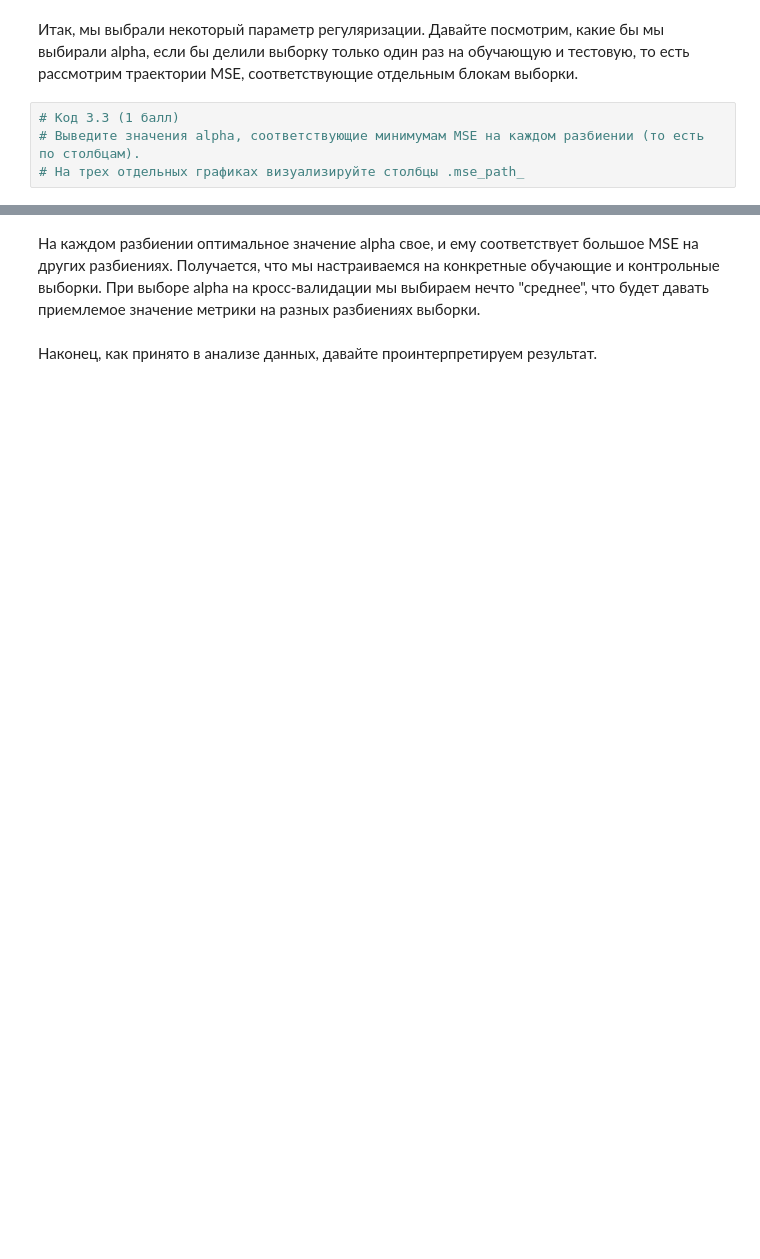
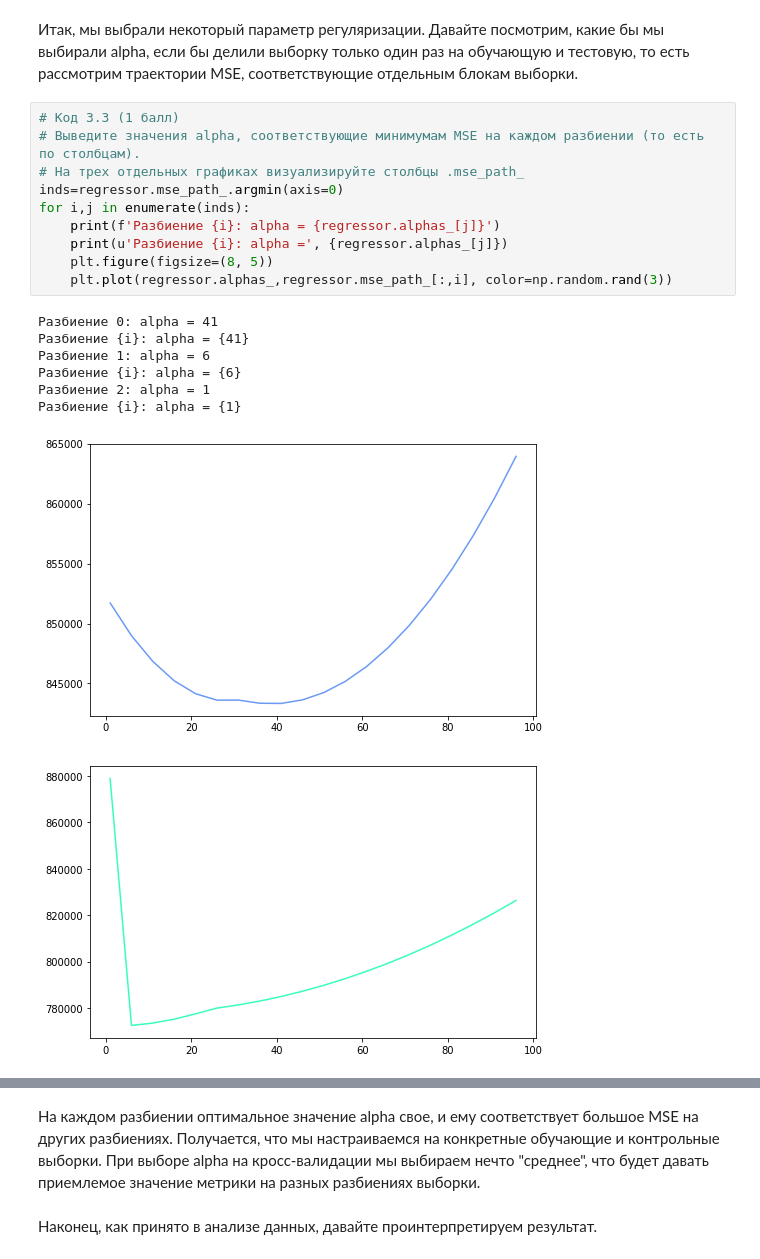
Before and after one commit to y-ksenia/Coursera, a Jupyter notebook: Yandex_MIPT/Course2/Week2/OverfittingTask.ipynb, the cells around one changed output, grey strips where cells are left out. Cells and saved outputs as stored; diff of their text form; blank space fills up the shorter version.

```diff
--- a/Yandex_MIPT/Course2/Week2/OverfittingTask.ipynb
+++ b/Yandex_MIPT/Course2/Week2/OverfittingTask.ipynb
@@ -301,4 +348,19 @@ alphas = np.arange(1, 100, 5)
 # %%
 # Код 3.3 (1 балл)
 # Выведите значения alpha, соответствующие минимумам MSE на каждом разбиении (то есть по столбцам).
 # На трех отдельных графиках визуализируйте столбцы .mse_path_
+inds=regressor.mse_path_.argmin(axis=0)
+for i,j in enumerate(inds):
+    print(f'Разбиение {i}: alpha = {regressor.alphas_[j]}')
+    print(u'Разбиение {i}: alpha =', {regressor.alphas_[j]})
+    plt.figure(figsize=(8, 5))
+    plt.plot(regressor.alphas_,regressor.mse_path_[:,i], color=np.random.rand(3))
+# %% [output]
+Разбиение 0: alpha = 41
+Разбиение {i}: alpha = {41}
+Разбиение 1: alpha = 6
+Разбиение {i}: alpha = {6}
+Разбиение 2: alpha = 1
+Разбиение {i}: alpha = {1}
+[figure, added]
+[figure, added]
```
Also changed, not shown: parts of 10 cells of this notebook, 50 other files.
